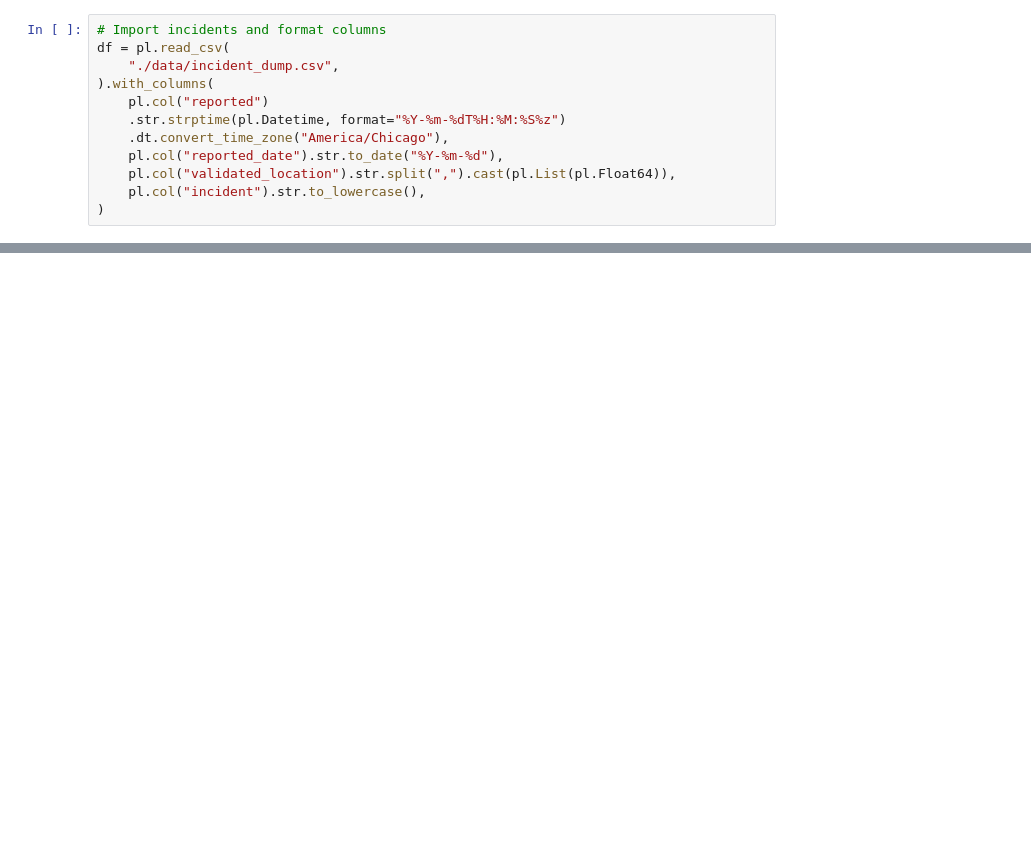
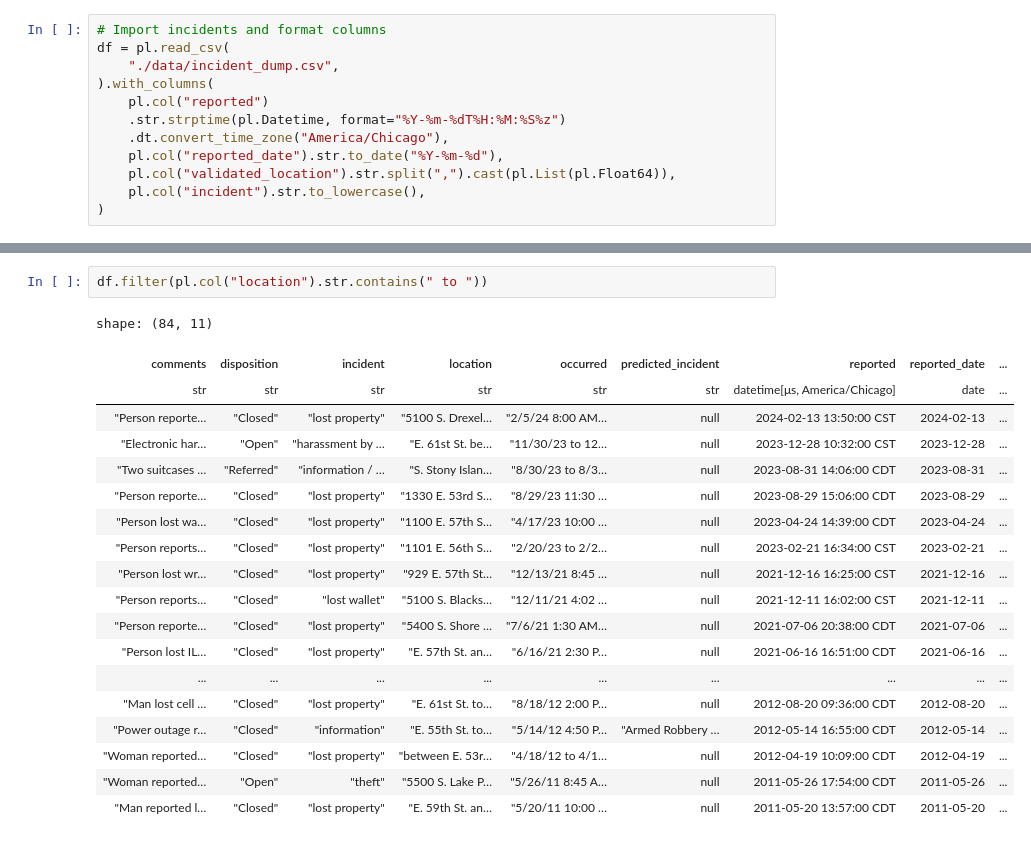
Before and after one commit to michplunkett/one-offs, a Jupyter notebook: notebooks/ucpd_reported_incdent_analysis.ipynb, the cells around one changed output, grey strips where cells are left out. Drawn from its saved outputs; the diff is of its cells as text; blank space fills up the shorter version.

```diff
--- a/notebooks/ucpd_reported_incdent_analysis.ipynb
+++ b/notebooks/ucpd_reported_incdent_analysis.ipynb
@@ -107,0 +206,22 @@ print(list_to_parsed_set(df["incident"].to_list()))
+# %%
+df.filter(pl.col("location").str.contains(" to "))
+# %% [output]
+shape: (84, 11)
+| comments | disposition | incident | location | occurred | predicted_incident | reported | reported_date | ... |
+| str | str | str | str | str | str | datetime[μs, America/Chicago] | date | ... |
+| "Person reporte… | "Closed" | "lost property" | "5100 S. Drexel… | "2/5/24 8:00 AM… | null | 2024-02-13 13:50:00 CST | 2024-02-13 | ... |
+| "Electronic har… | "Open" | "harassment by … | "E. 61st St. be… | "11/30/23 to 12… | null | 2023-12-28 10:32:00 CST | 2023-12-28 | ... |
+| "Two suitcases … | "Referred" | "information / … | "S. Stony Islan… | "8/30/23 to 8/3… | null | 2023-08-31 14:06:00 CDT | 2023-08-31 | ... |
+| "Person reporte… | "Closed" | "lost property" | "1330 E. 53rd S… | "8/29/23 11:30 … | null | 2023-08-29 15:06:00 CDT | 2023-08-29 | ... |
+| "Person lost wa… | "Closed" | "lost property" | "1100 E. 57th S… | "4/17/23 10:00 … | null | 2023-04-24 14:39:00 CDT | 2023-04-24 | ... |
+| "Person reports… | "Closed" | "lost property" | "1101 E. 56th S… | "2/20/23 to 2/2… | null | 2023-02-21 16:34:00 CST | 2023-02-21 | ... |
+| "Person lost wr… | "Closed" | "lost property" | "929 E. 57th St… | "12/13/21 8:45 … | null | 2021-12-16 16:25:00 CST | 2021-12-16 | ... |
+| "Person reports… | "Closed" | "lost wallet" | "5100 S. Blacks… | "12/11/21 4:02 … | null | 2021-12-11 16:02:00 CST | 2021-12-11 | ... |
+| "Person reporte… | "Closed" | "lost property" | "5400 S. Shore … | "7/6/21 1:30 AM… | null | 2021-07-06 20:38:00 CDT | 2021-07-06 | ... |
+| "Person lost IL… | "Closed" | "lost property" | "E. 57th St. an… | "6/16/21 2:30 P… | null | 2021-06-16 16:51:00 CDT | 2021-06-16 | ... |
+| ... | ... | ... | ... | ... | ... | ... | ... | ... |
+| "Man lost cell … | "Closed" | "lost property" | "E. 61st St. to… | "8/18/12 2:00 P… | null | 2012-08-20 09:36:00 CDT | 2012-08-20 | ... |
+| "Power outage r… | "Closed" | "information" | "E. 55th St. to… | "5/14/12 4:50 P… | "Armed Robbery … | 2012-05-14 16:55:00 CDT | 2012-05-14 | ... |
+| "Woman reported… | "Closed" | "lost property" | "between E. 53r… | "4/18/12 to 4/1… | null | 2012-04-19 10:09:00 CDT | 2012-04-19 | ... |
+| "Woman reported… | "Open" | "theft" | "5500 S. Lake P… | "5/26/11 8:45 A… | null | 2011-05-26 17:54:00 CDT | 2011-05-26 | ... |
+| "Man reported l… | "Closed" | "lost property" | "E. 59th St. an… | "5/20/11 10:00 … | null | 2011-05-20 13:57:00 CDT | 2011-05-20 | ... |
```
Also changed, not shown: parts of 17 cells of this notebook, 2 other files.
